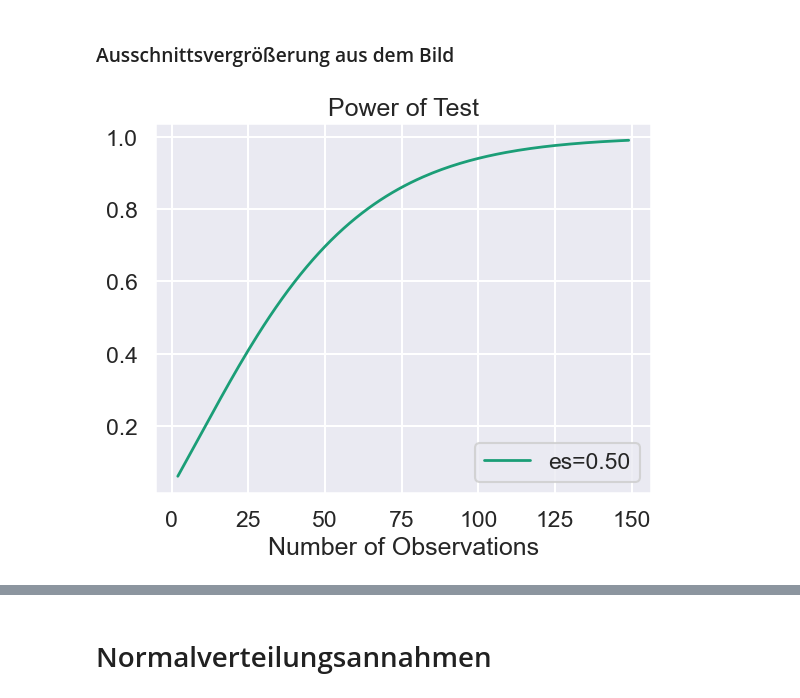
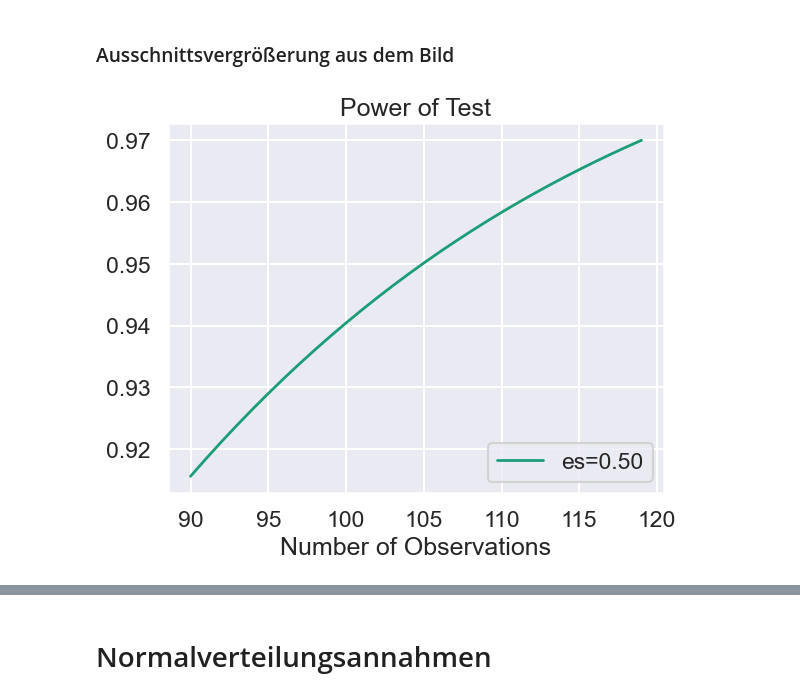
Before and after one commit to Ruediger-Braun/mfb2526, a Jupyter notebook: lektion19.ipynb, the cells around one changed output, grey strips where cells are left out. Cells and saved outputs as stored; diff of their text form; code cells hidden in the pictures.

```diff
--- a/lektion19.ipynb
+++ b/lektion19.ipynb
@@ -297,6 +297,6 @@ poweranalyse.power(effect_size=0.5, alpha=0.05, nobs1=105, ratio=1)
 # %% [markdown]
 ### Ausschnittsvergrößerung aus dem Bild
 # %%
-fig = poweranalyse.plot_power(effect_size=[0.5], alpha=0.05, nobs=np.arange(2,150));
+poweranalyse.plot_power(effect_size=[0.5], alpha=0.05, nobs=np.arange(90,120));
 # %% [output]
-[figure, old version]
+[figure, new version]
```
Also changed, not shown: parts of 4 cells of this notebook.
